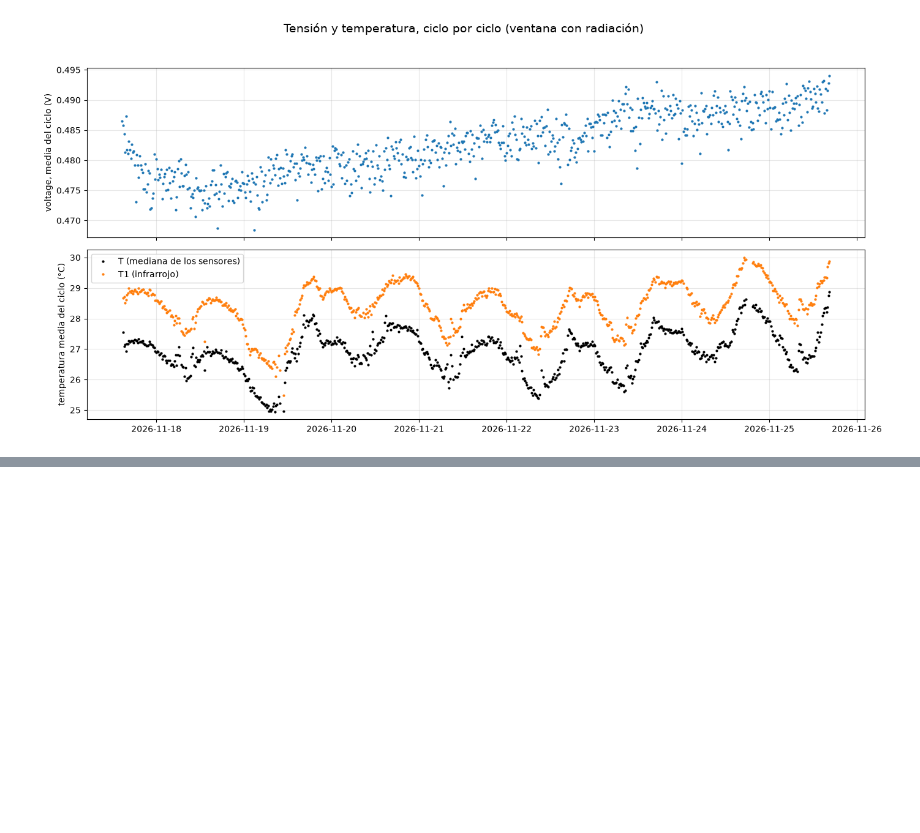
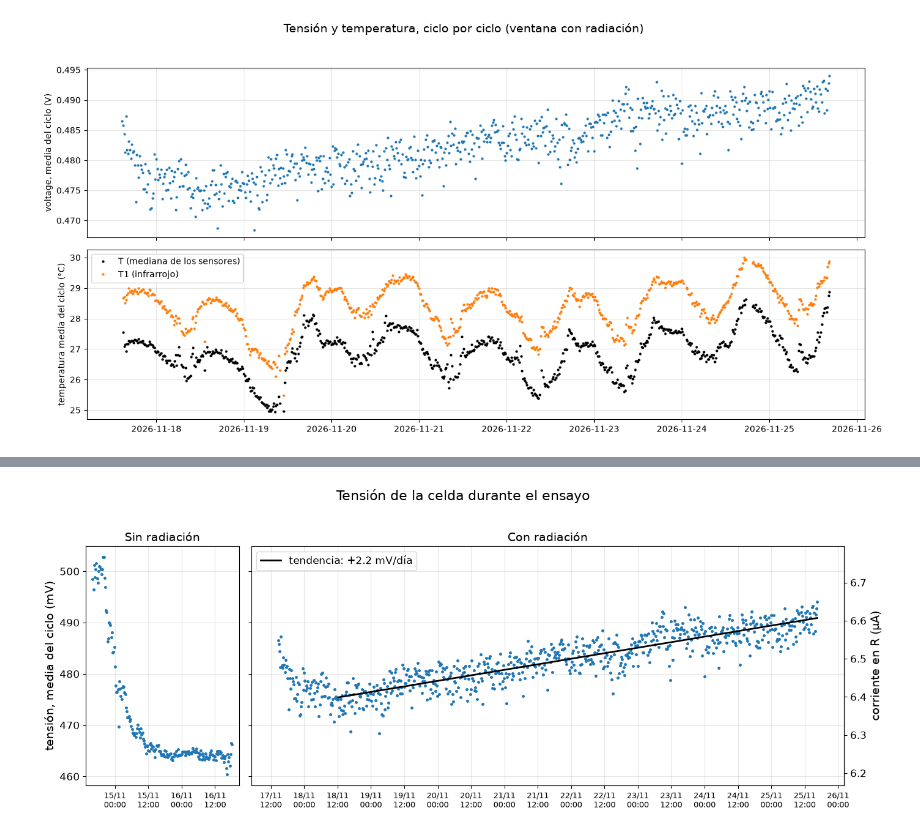
Before and after one commit to lucasmaru/DE-celdas_irradiacion, a Jupyter notebook: Analisis.ipynb, the cells around one changed output, grey strips where cells are left out. Cells and saved outputs as stored; diff of their text form; code cells hidden in the pictures; blank space fills up the shorter version.

```diff
--- a/Analisis.ipynb
+++ b/Analisis.ipynb
@@ -741,0 +810,93 @@ max      0.494042   28.866667   30.000000
+# %%
+from scipy import stats
+
+#-----------------------------------MEDIA POR CICLO DE CADA VENTANA---------------------------------------#
+def calcular_media_por_ciclo(datos, horas_de_margen=horas_de_margen_en_los_extremos):
+    inicio_de_la_ventana = datos["fecha_hora"].min()
+    fin_de_la_ventana = datos["fecha_hora"].max()
+    margen = pd.Timedelta(hours=horas_de_margen)
+
+    filas = []
+    for numero, bloque in datos.groupby("numero_de_bloque"):
+        esta_prendida = bloque["estado_luz"].iloc[0] == 1
+        if not esta_prendida or len(bloque) < 55:
+            continue
+
+        inicio = bloque["fecha_hora"].iloc[0]
+        fin = bloque["fecha_hora"].iloc[-1]
+        if inicio < inicio_de_la_ventana + margen or fin > fin_de_la_ventana - margen:
+            continue
+
+        filas.append({
+            "inicio": inicio,
+            "v_media_mV": bloque["voltage2"].mean() * 1000,
+        })
+
+    ciclos = pd.DataFrame(filas)
+    # Descartamos ciclos inválidos (tensión media menor a 0,3 V)
+    ciclos = ciclos[ciclos["v_media_mV"] > 300].reset_index(drop=True)
+    return ciclos
+
+
+ciclos_sin = calcular_media_por_ciclo(df_sin_radiacion)
+ciclos_con = calcular_media_por_ciclo(df_con_radiacion)
+print(f"Ciclos sin radiación: {len(ciclos_sin)}")
+print(f"Ciclos con radiación: {len(ciclos_con)}")
+
+#-----------------------------------TENDENCIA CON RADIACIÓN---------------------------------------#
+inicio_del_ajuste = pd.Timestamp("2026-11-18 12:00:00")
+para_ajustar = ciclos_con[ciclos_con["inicio"] >= inicio_del_ajuste]
+dias = (para_ajustar["inicio"] - inicio_del_ajuste).dt.total_seconds() / 86400
+ajuste = stats.linregress(dias, para_ajustar["v_media_mV"])
+
+dias_de_la_recta = [dias.min(), dias.max()]
+fechas_de_la_recta = [inicio_del_ajuste + pd.Timedelta(days=d) for d in dias_de_la_recta]
+valores_de_la_recta = [ajuste.intercept + ajuste.slope * d for d in dias_de_la_recta]
+
+#-----------------------------------GRÁFICO PRINCIPAL---------------------------------------#
+resistencia_en_kohm = resistencia_de_carga_ohm / 1000
+
+def mv_a_ua(valor_mv):
+    return valor_mv / resistencia_en_kohm      # mV / kΩ = µA
+
+def ua_a_mv(valor_ua):
+    return valor_ua * resistencia_en_kohm
+
+ancho_sin = (ciclos_sin["inicio"].max() - ciclos_sin["inicio"].min()).total_seconds() / 86400
+ancho_con = (ciclos_con["inicio"].max() - ciclos_con["inicio"].min()).total_seconds() / 86400
+
+figura, ejes = plt.subplots(
+    1, 2, figsize=(14, 5.5), sharey=True,
+    gridspec_kw={"width_ratios": [max(ancho_sin, 1.5), ancho_con]},
+)
+
+ventanas = [
+    ("Sin radiación", ciclos_sin, ejes[0]),
+    ("Con radiación", ciclos_con, ejes[1]),
+]
+
+for titulo, ciclos, eje in ventanas:
+    eje.plot(ciclos["inicio"], ciclos["v_media_mV"], ".", markersize=5, color="tab:blue")
+    eje.set_title(titulo, fontsize=14)
+    #eje.set_xlabel("fecha y hora", fontsize=12)
+    eje.xaxis.set_major_locator(mdates.HourLocator(byhour=[0, 12]))
+    eje.xaxis.set_major_formatter(mdates.DateFormatter("%d/%m\n%H:%M"))
+    eje.tick_params(axis="x", labelsize=9)
+    eje.tick_params(axis="y", labelsize=12)
+    eje.grid(alpha=0.3)
+
+ejes[1].plot(fechas_de_la_recta, valores_de_la_recta, color="black", linewidth=2,
+             label=f"tendencia: {ajuste.slope:+.1f} mV/día")
+ejes[1].legend(fontsize=12, loc="upper left")
+
+ejes[0].set_ylabel("tensión, media del ciclo (mV)", fontsize=14)
+
+eje_corriente = ejes[1].secondary_yaxis("right", functions=(mv_a_ua, ua_a_mv))
+eje_corriente.set_ylabel("corriente en R (µA)", fontsize=14)
+eje_corriente.tick_params(labelsize=12)
+
+figura.suptitle("Tensión de la celda durante el ensayo", fontsize=16)
+plt.tight_layout(rect=[0, 0, 1, 0.95])
+figura.savefig(carpeta_graficos / "resultado_principal.png", dpi=200, bbox_inches="tight")
+plt.show()
+# %% [output]
@@ -741,0 +905 @@ max      0.494042   28.866667   30.000000
+[figure, added]
```
Also changed, not shown: parts of 8 cells of this notebook, 6 other files.
